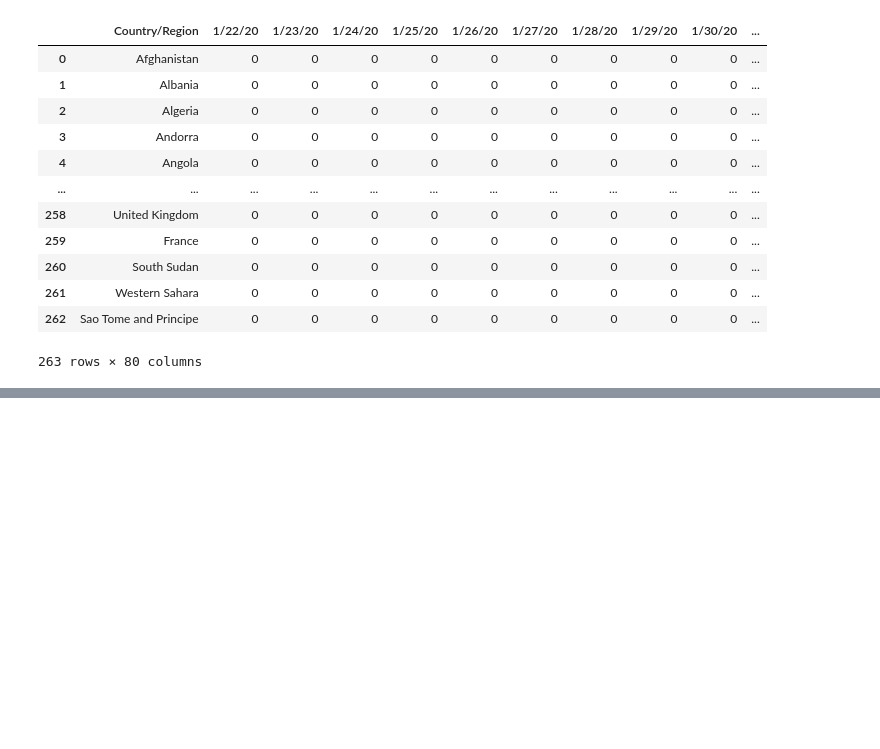
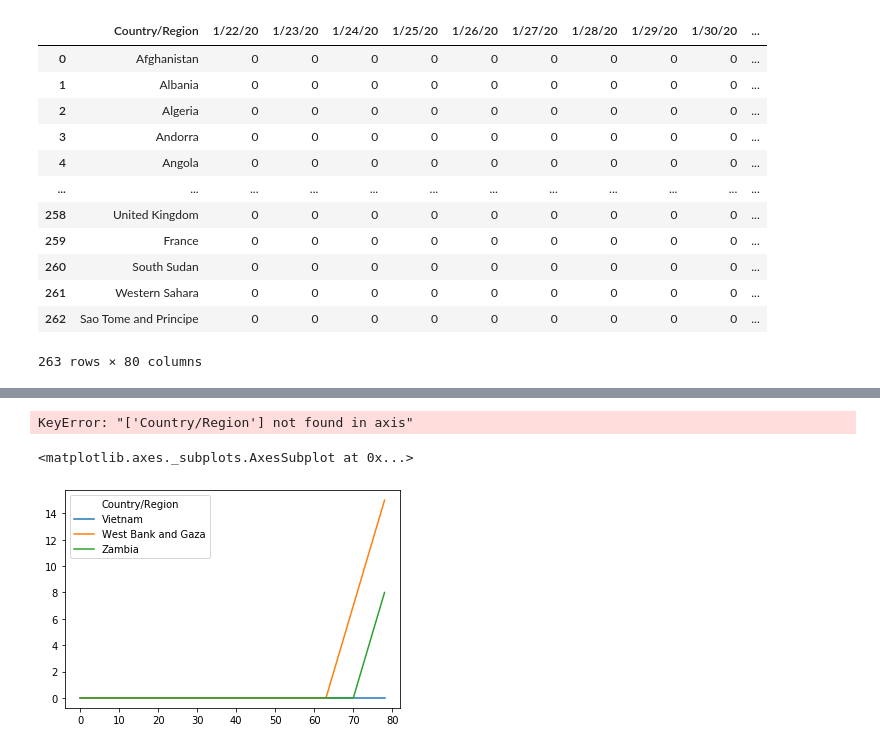
Before and after one commit to FrtZgwL/CoronaBot, a Jupyter notebook: DataAnalysis/EDA .ipynb, the cells around one changed output, grey strips where cells are left out. Saved outputs shown, nothing was run; the diff lists cells and outputs as text; code cells hidden in the pictures; blank space fills up the shorter version.

```diff
--- a/DataAnalysis/EDA .ipynb
+++ b/DataAnalysis/EDA .ipynb
@@ -202,0 +330,3 @@ df
+# %%
+df3=df.T.reset_index()
+df3
@@ -202,0 +347,13 @@ df
+# %%
+df4=df3.drop(['Country/Region'], axis=1)
+df4
+# %% [output]
+KeyError: "['Country/Region'] not found in axis"
+# %%
+ts = df3
+ts = ts.cumsum()
+
+ts.plot()
+# %% [output]
+<matplotlib.axes._subplots.AxesSubplot at 0x...>
+[figure, added]
```
Also changed, not shown: parts of 13 cells of this notebook, 1 other file.
